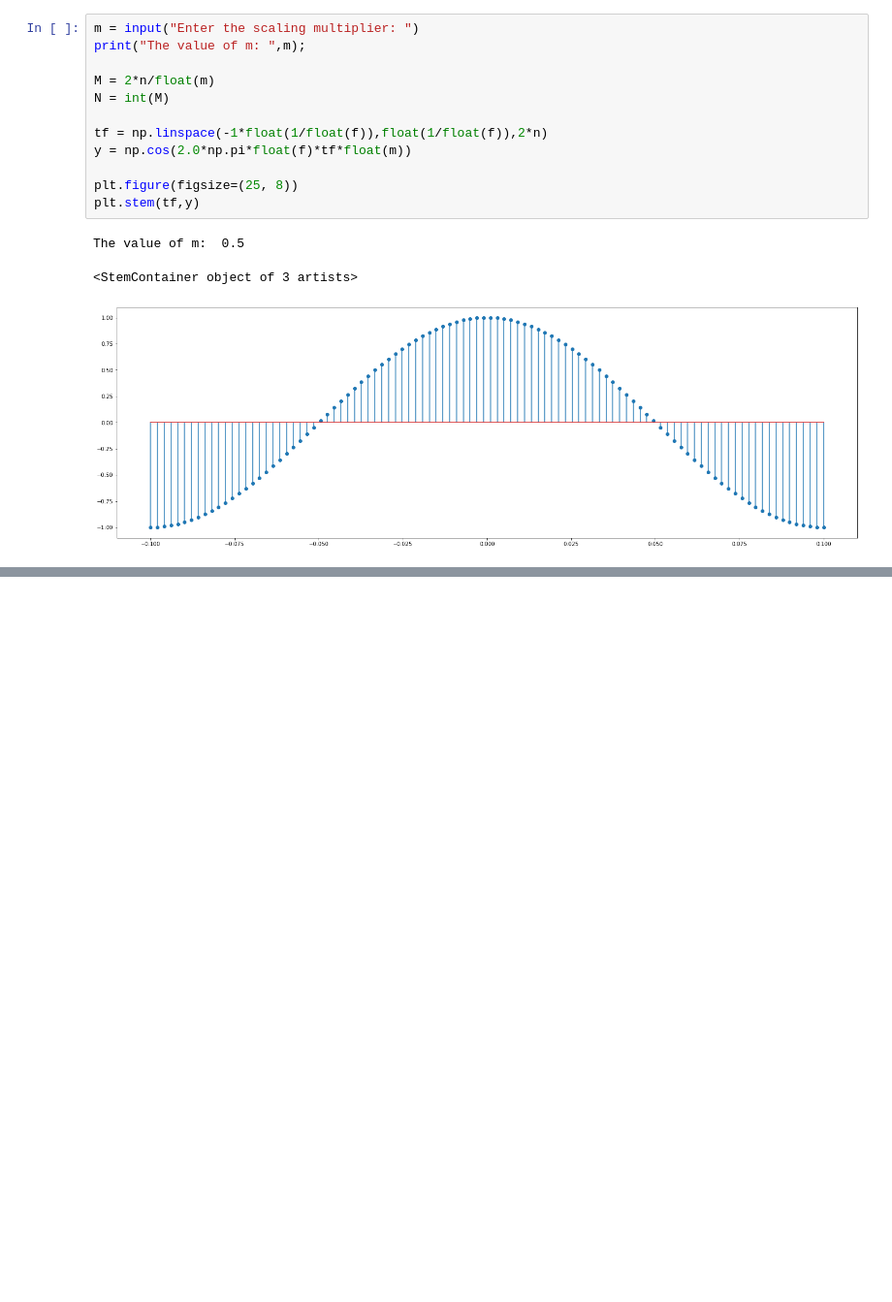
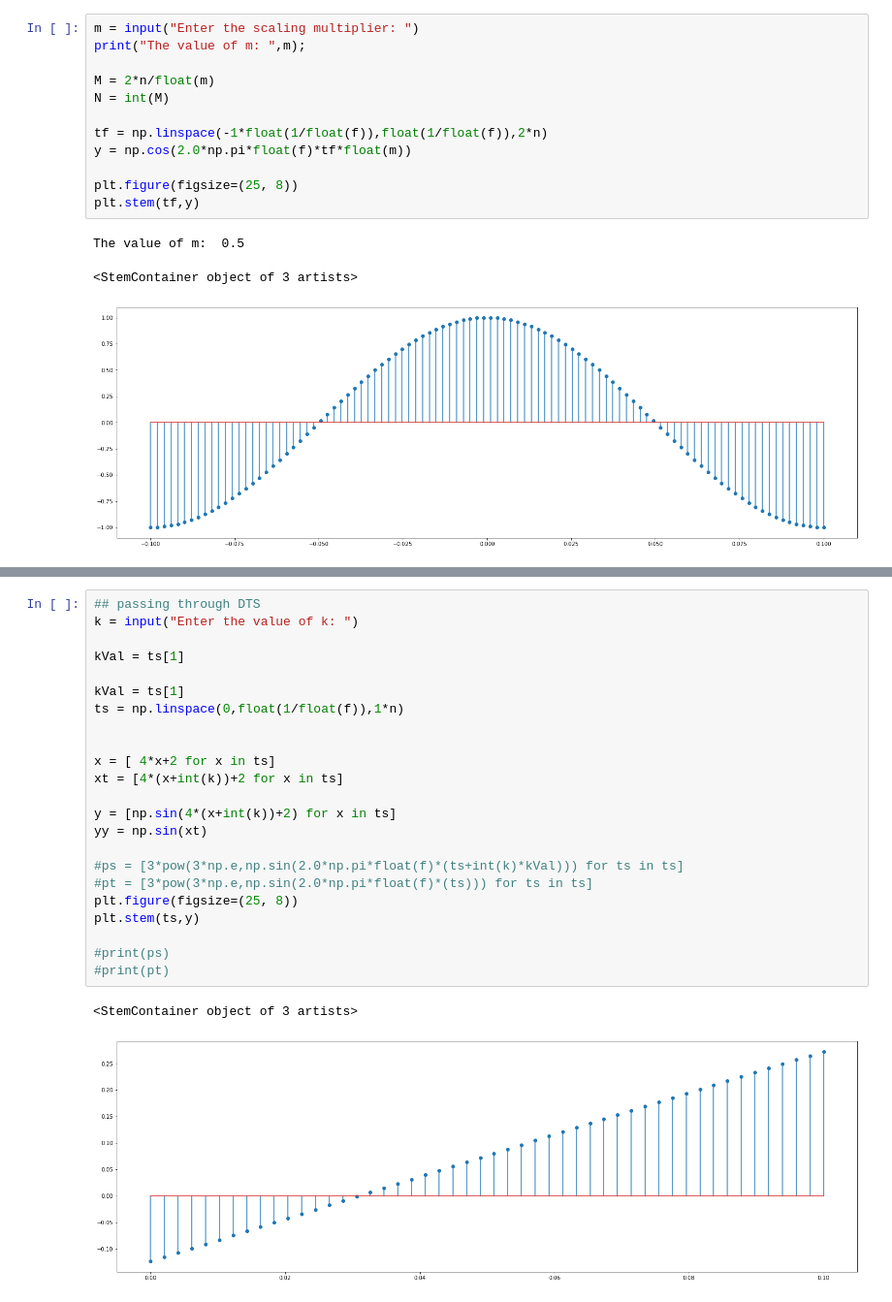
Before and after one commit to s-m-nahid-hasan-ruet-ece/Competitive-Programming, a Jupyter notebook: LabTask/DSP_DTS.ipynb, the cells around one changed output, grey strips where cells are left out. Shown at 97% size. Drawn from its saved outputs; the diff is of its cells as text; blank space fills up the shorter version.

```diff
--- a/LabTask/DSP_DTS.ipynb
+++ b/LabTask/DSP_DTS.ipynb
@@ -118,0 +224,26 @@ The value of m:  0.5
+# %%
+## passing through DTS
+k = input("Enter the value of k: ")
+
+kVal = ts[1]
+
+kVal = ts[1]
+ts = np.linspace(0,float(1/float(f)),1*n)
+
+
+x = [ 4*x+2 for x in ts]
+xt = [4*(x+int(k))+2 for x in ts]
+
+y = [np.sin(4*(x+int(k))+2) for x in ts]
+yy = np.sin(xt)
+
+#ps = [3*pow(3*np.e,np.sin(2.0*np.pi*float(f)*(ts+int(k)*kVal))) for ts in ts]
+#pt = [3*pow(3*np.e,np.sin(2.0*np.pi*float(f)*(ts))) for ts in ts]
+plt.figure(figsize=(25, 8))
+plt.stem(ts,y)
+
+#print(ps)
+#print(pt)
+# %% [output]
+<StemContainer object of 3 artists>
+[figure, added]
```
Also changed, not shown: parts of 7 cells of this notebook.
